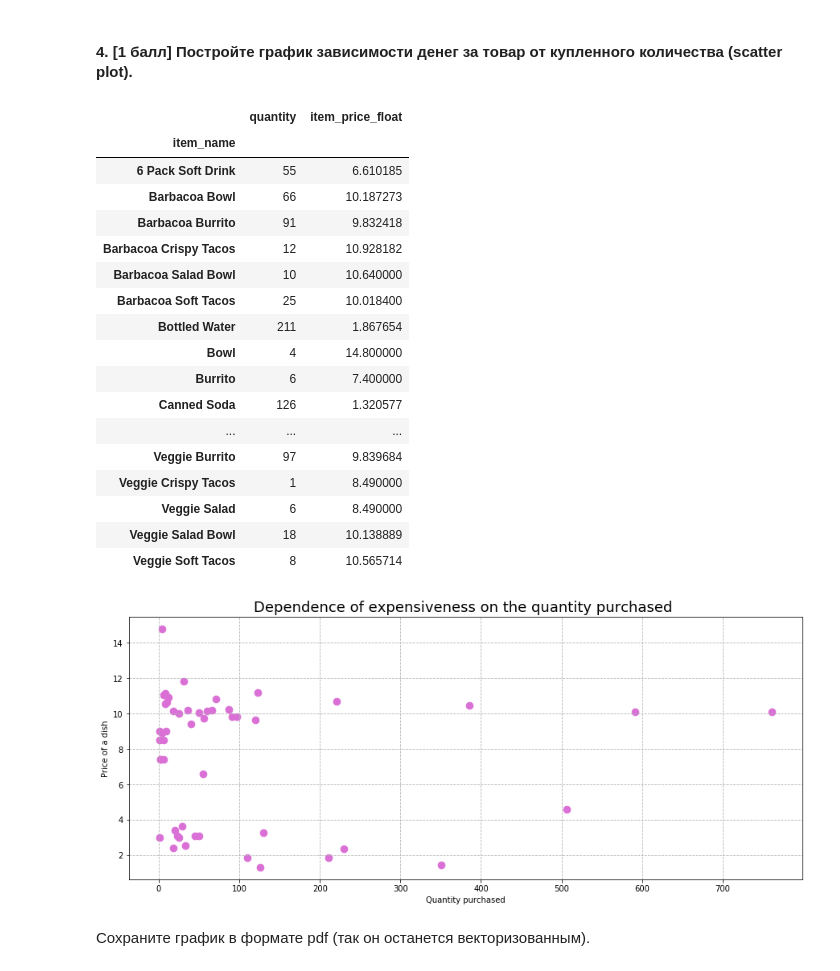
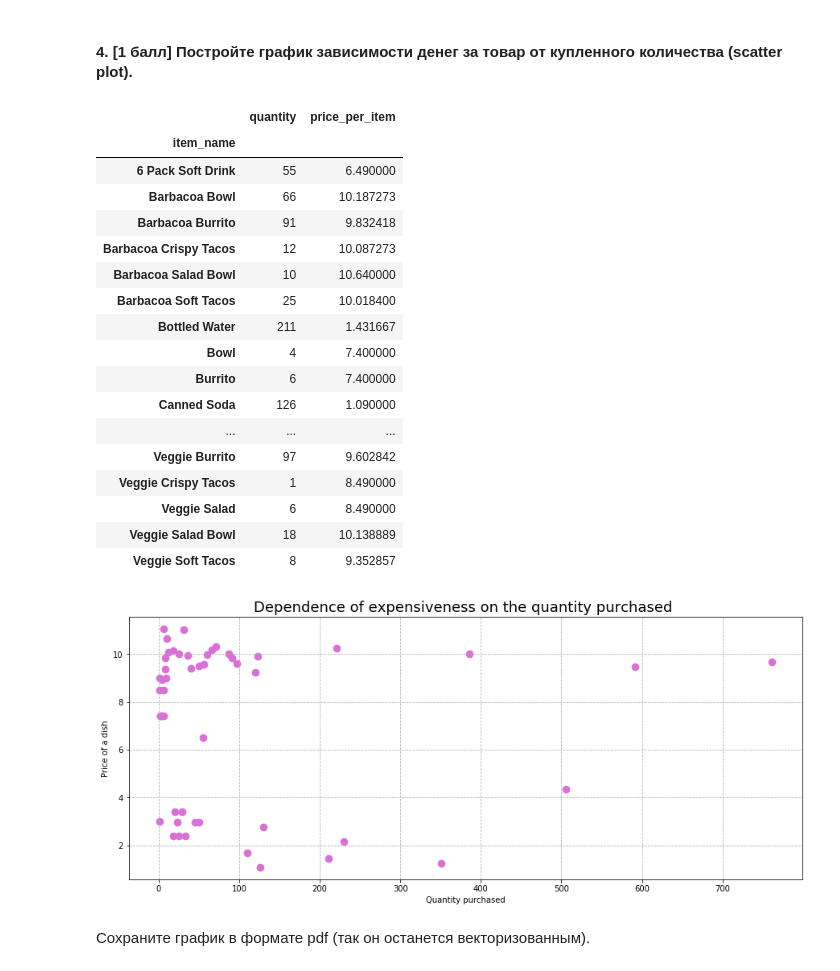
Before and after one commit to hse-mlearn/ha-01-glafiraV, a Jupyter notebook: homework-practice-01.ipynb, the cells around one changed output. Cells and saved outputs as stored; diff of their text form; code cells hidden in the pictures.

```diff
--- a/homework-practice-01.ipynb
+++ b/homework-practice-01.ipynb
@@ -388,39 +384,39 @@ for x, elmt in enumerate(mean_by_date):
 #### 4. [1 балл] Постройте график зависимости денег за товар от купленного количества (scatter plot).
 # %%
 quantity_grouped = pd.Series(RestrData.groupby(by="item_name")["quantity"].sum())
-price_grouped = pd.Series(RestrData.groupby(by="item_name")["item_price_float"].mean())
+price_grouped = pd.Series(RestrData.groupby(by="item_name")['price_per_item'].mean())
 RestrData_2_4 = pd.concat([quantity_grouped, price_grouped], axis=1, ignore_index= False)
 RestrData_2_4
 # %% [output]
-|  | quantity | item_price_float |
+|  | quantity | price_per_item |
 | item_name |  |  |
-| 6 Pack Soft Drink | 55 | 6.610185 |
+| 6 Pack Soft Drink | 55 | 6.490000 |
 | Barbacoa Bowl | 66 | 10.187273 |
 | Barbacoa Burrito | 91 | 9.832418 |
-| Barbacoa Crispy Tacos | 12 | 10.928182 |
+| Barbacoa Crispy Tacos | 12 | 10.087273 |
 | Barbacoa Salad Bowl | 10 | 10.640000 |
 | Barbacoa Soft Tacos | 25 | 10.018400 |
-| Bottled Water | 211 | 1.867654 |
-| Bowl | 4 | 14.800000 |
+| Bottled Water | 211 | 1.431667 |
+| Bowl | 4 | 7.400000 |
 | Burrito | 6 | 7.400000 |
-| Canned Soda | 126 | 1.320577 |
+| Canned Soda | 126 | 1.090000 |
 | ... | ... | ... |
-| Veggie Burrito | 97 | 9.839684 |
+| Veggie Burrito | 97 | 9.602842 |
 | Veggie Crispy Tacos | 1 | 8.490000 |
 | Veggie Salad | 6 | 8.490000 |
 | Veggie Salad Bowl | 18 | 10.138889 |
-| Veggie Soft Tacos | 8 | 10.565714 |
+| Veggie Soft Tacos | 8 | 9.352857 |
 # %%
 SP = plt.figure(figsize=(15,6))
-plt.scatter(RestrData_2_4['quantity'], RestrData_2_4['item_price_float'], color='orchid', s=75)
+plt.scatter(RestrData_2_4['quantity'], RestrData_2_4['price_per_item'], color='orchid', s=75)
 plt.grid(linestyle='--')
 plt.xlabel("Quantity purchased")
 plt.ylabel("Price of a dish")
 plt.title("Dependence of expensiveness on the quantity purchased ", fontsize=18)
 
 plt.show()
 # %% [output]
-[figure, old version]
+[figure, new version]
 # %% [markdown]
 Сохраните график в формате pdf (так он останется векторизованным).
 # %%
```
Also changed, not shown: parts of 5 cells of this notebook.
